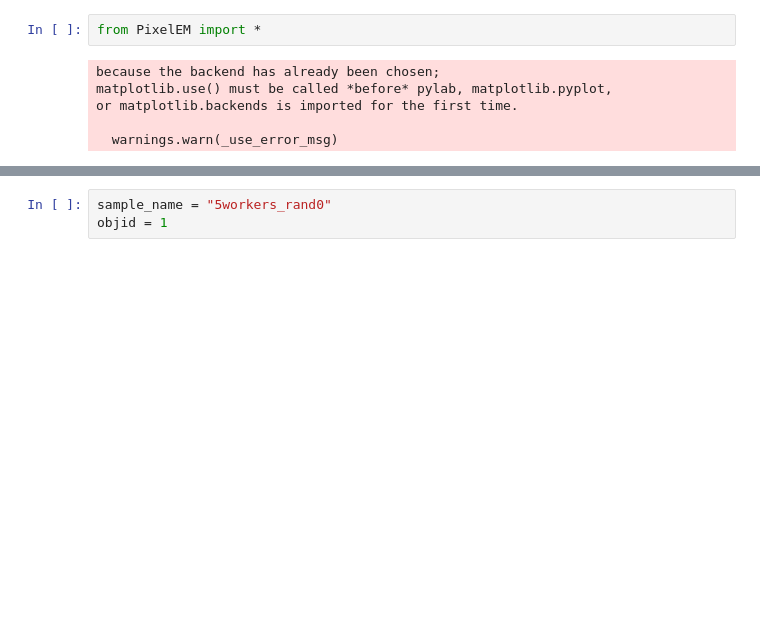
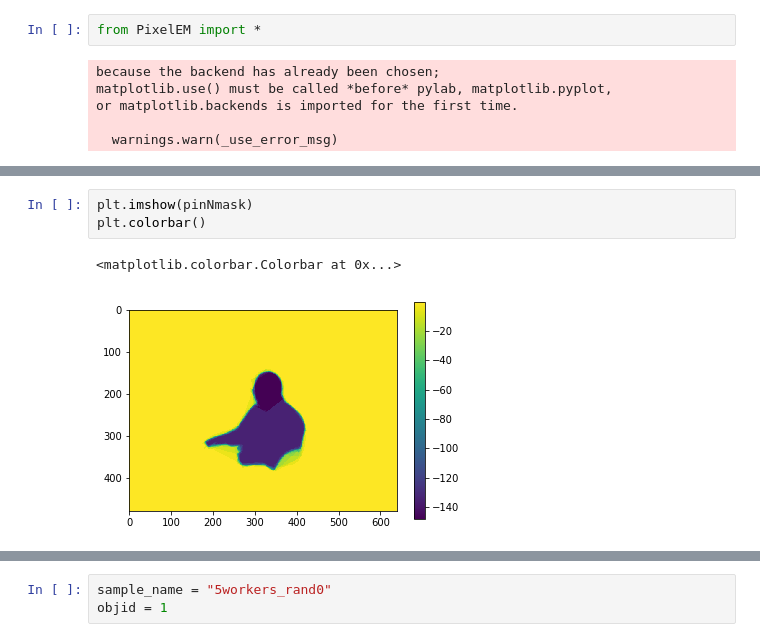
Before and after one commit to cognoscentai/segmentation, a Jupyter notebook: ipynb/Untitled.ipynb, the cells around one changed output, grey strips where cells are left out. Saved outputs shown, nothing was run; the diff lists cells and outputs as text; blank space fills up the shorter version.

```diff
--- a/ipynb/Untitled.ipynb
+++ b/ipynb/Untitled.ipynb
@@ -18,0 +30,6 @@ or matplotlib.backends is imported for the first time.
+# %%
+plt.imshow(pinNmask)
+plt.colorbar()
+# %% [output]
+<matplotlib.colorbar.Colorbar at 0x...>
+[figure, added]
```
Also changed, not shown: parts of 8 cells of this notebook, 3 other files.
